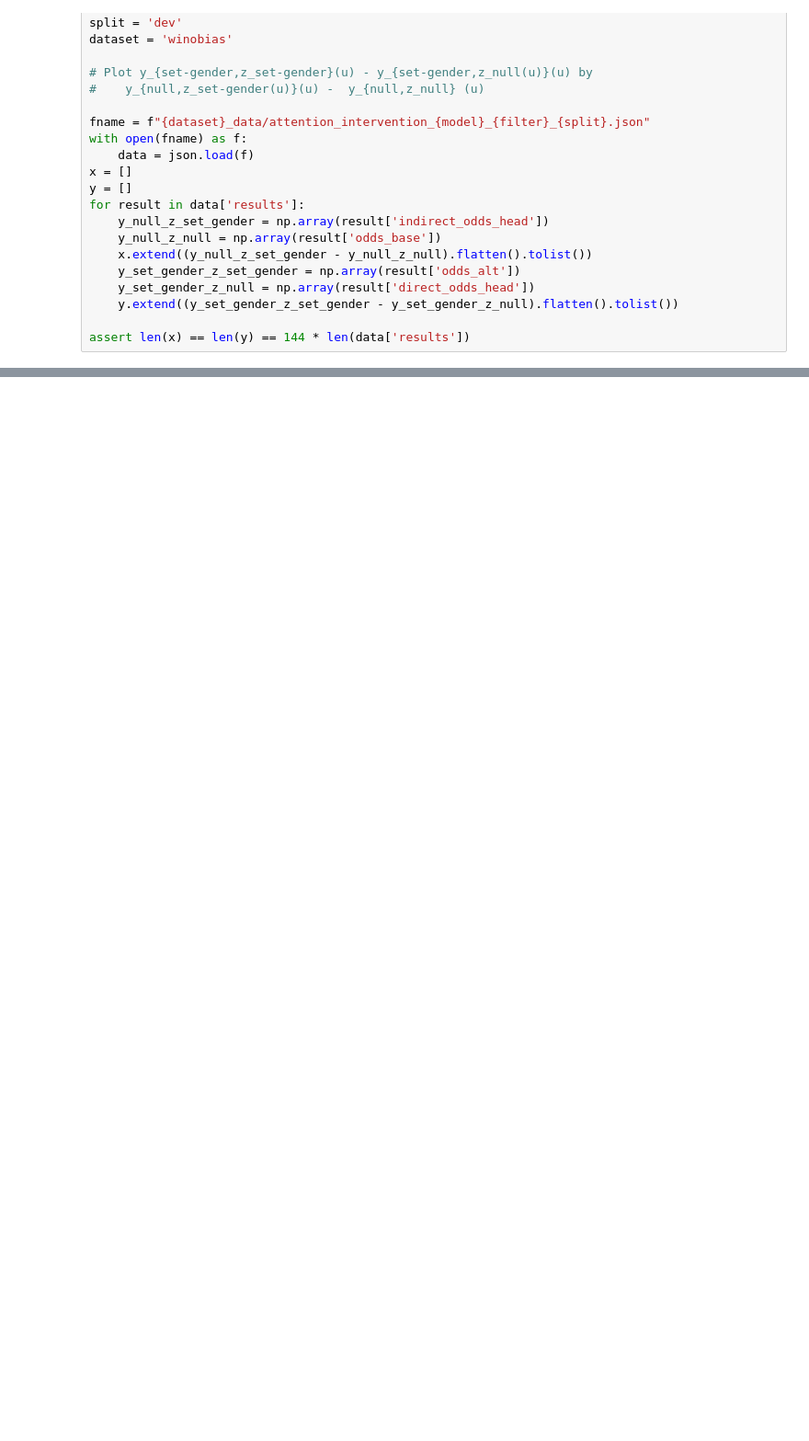
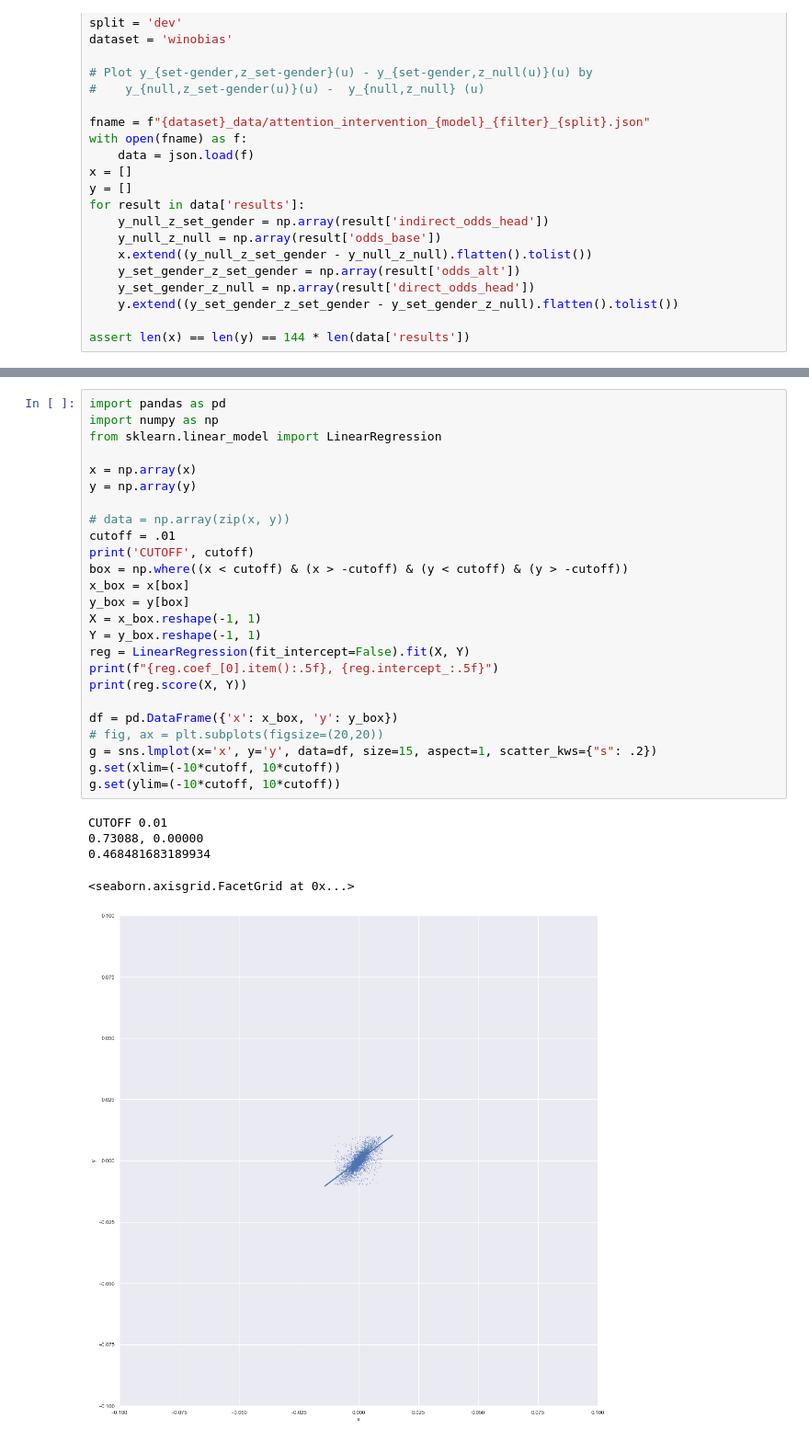
Before and after one commit to mattf1n/lm-intervention, a Jupyter notebook: te_decomp.ipynb, the cells around one changed output, grey strips where cells are left out. Shown: that part at 92% size. Cells and saved outputs as stored; diff of their text form; blank space fills up the shorter version.

Commit message:
Added regression.

```diff
--- a/te_decomp.ipynb
+++ b/te_decomp.ipynb
@@ -38,0 +38,31 @@ sns.scatterplot(x, y)
+# %%
+import pandas as pd
+import numpy as np
+from sklearn.linear_model import LinearRegression
+
+x = np.array(x)
+y = np.array(y)
+
+# data = np.array(zip(x, y))
+cutoff = .01
+print('CUTOFF', cutoff)
+box = np.where((x < cutoff) & (x > -cutoff) & (y < cutoff) & (y > -cutoff))
+x_box = x[box]
+y_box = y[box]
+X = x_box.reshape(-1, 1)
+Y = y_box.reshape(-1, 1)
+reg = LinearRegression(fit_intercept=False).fit(X, Y)
+print(f"{reg.coef_[0].item():.5f}, {reg.intercept_:.5f}")
+print(reg.score(X, Y))
+
+df = pd.DataFrame({'x': x_box, 'y': y_box})
+# fig, ax = plt.subplots(figsize=(20,20))
+g = sns.lmplot(x='x', y='y', data=df, size=15, aspect=1, scatter_kws={"s": .2})
+g.set(xlim=(-10*cutoff, 10*cutoff))
+g.set(ylim=(-10*cutoff, 10*cutoff))
+# %% [output]
+CUTOFF 0.01
+0.73088, 0.00000
+0.468481683189934
+<seaborn.axisgrid.FacetGrid at 0x...>
+[figure, added]
```
Also changed, not shown: parts of 1 cell of this notebook.
